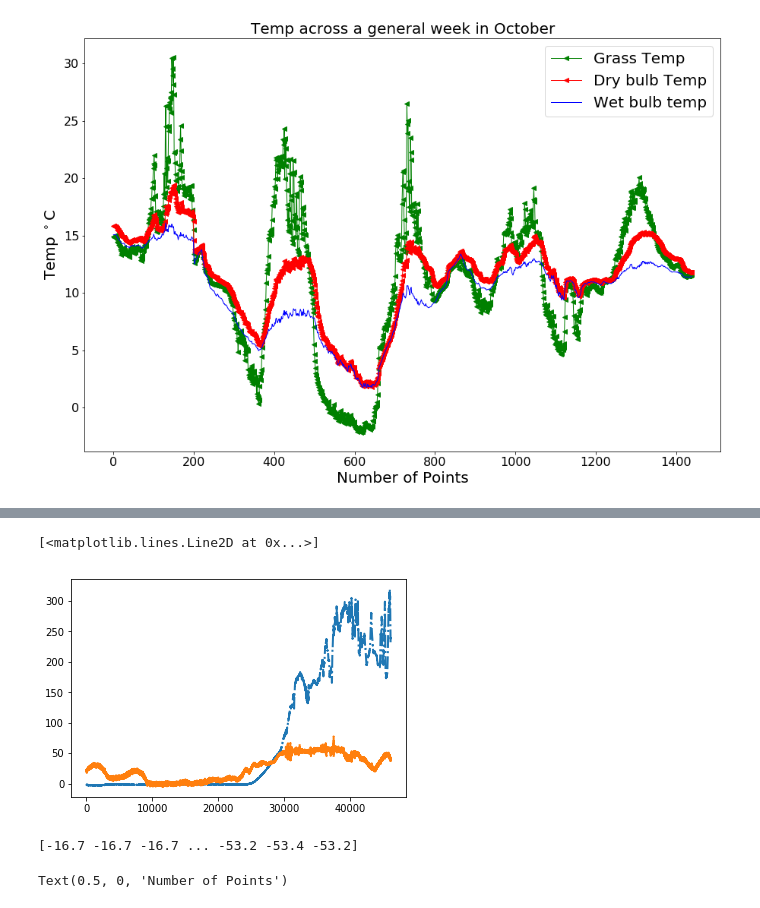
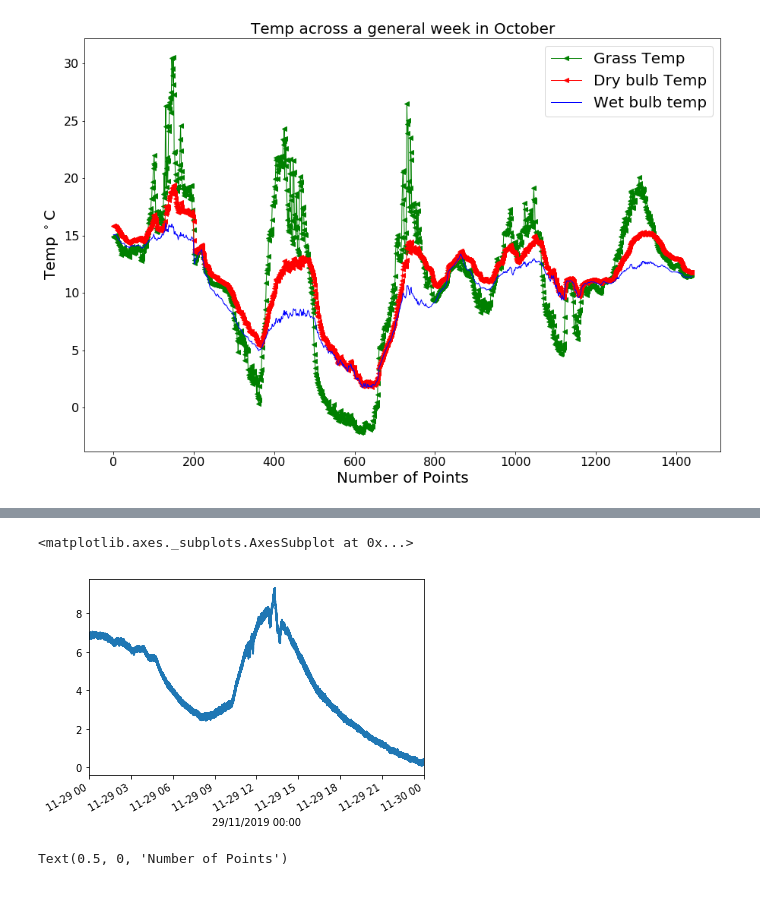
Before and after one commit to IsabelSmith1998/Assignment-Two--25002661, a Jupyter notebook: Assignmnet two.ipynb, the cells around one changed output, grey strips where cells are left out. Saved outputs shown, nothing was run; the diff lists cells and outputs as text; code cells hidden in the pictures.

```diff
--- a/Assignmnet two.ipynb
+++ b/Assignmnet two.ipynb
@@ -104,6 +53,0 @@ plt.plot(RH2)
-# %%
-plt.plot(SW2,"-.",label='Sn',lw=2)
-plt.plot(LW2,"--",label='Ln',lw=2)
-# %% [output]
-[<matplotlib.lines.Line2D at 0x...>]
-[figure, removed]
@@ -125,7 +54,12 @@ time= data29[:,1]
-# %%
-print(Rn2)
-# %% [output]
-[-16.7 -16.7 -16.7 ... -53.2 -53.4 -53.2]
+# %%
+df2 =pd.read_csv("UoR_Data(29).csv",header=[0,1],index_col=0)
+df2=df2.droplevel(1,axis=1)
+df2.index=pd.to_datetime(df2.index)
+# %%
+df2.Tsoil.plot()
+# %% [output]
+<matplotlib.axes._subplots.AxesSubplot at 0x...>
+[figure, added]
 # %%
 SW2= (Sdw2-suw2)
 LW2= -(Ldw2-Luw2)
```
Also changed, not shown: parts of 26 cells of this notebook, 7 other files.
